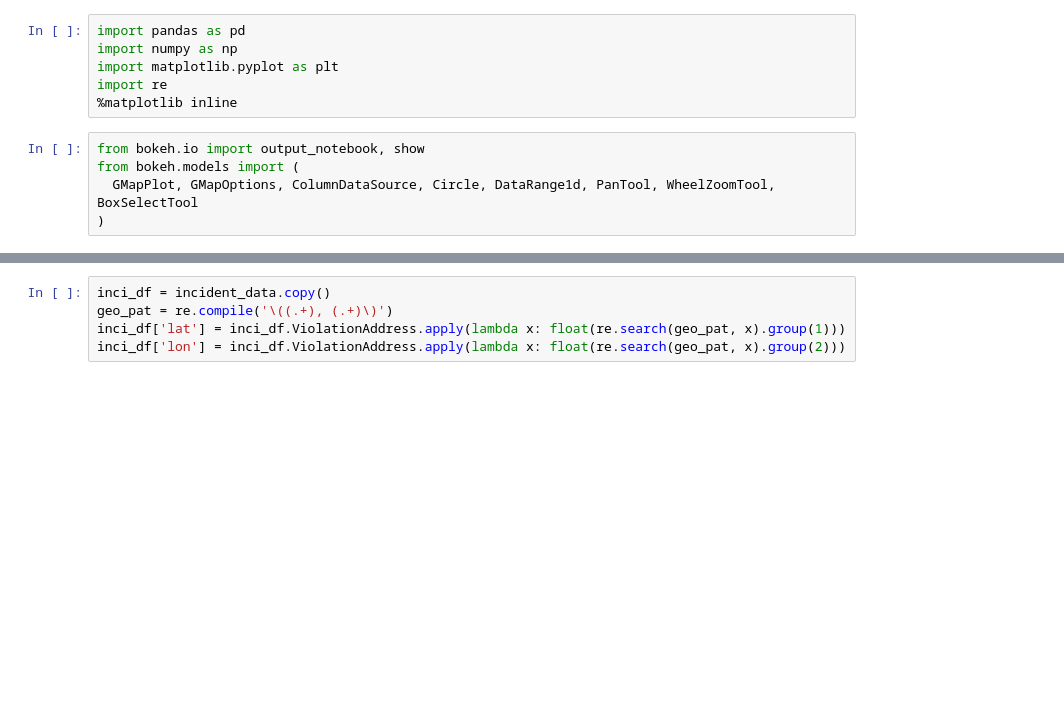
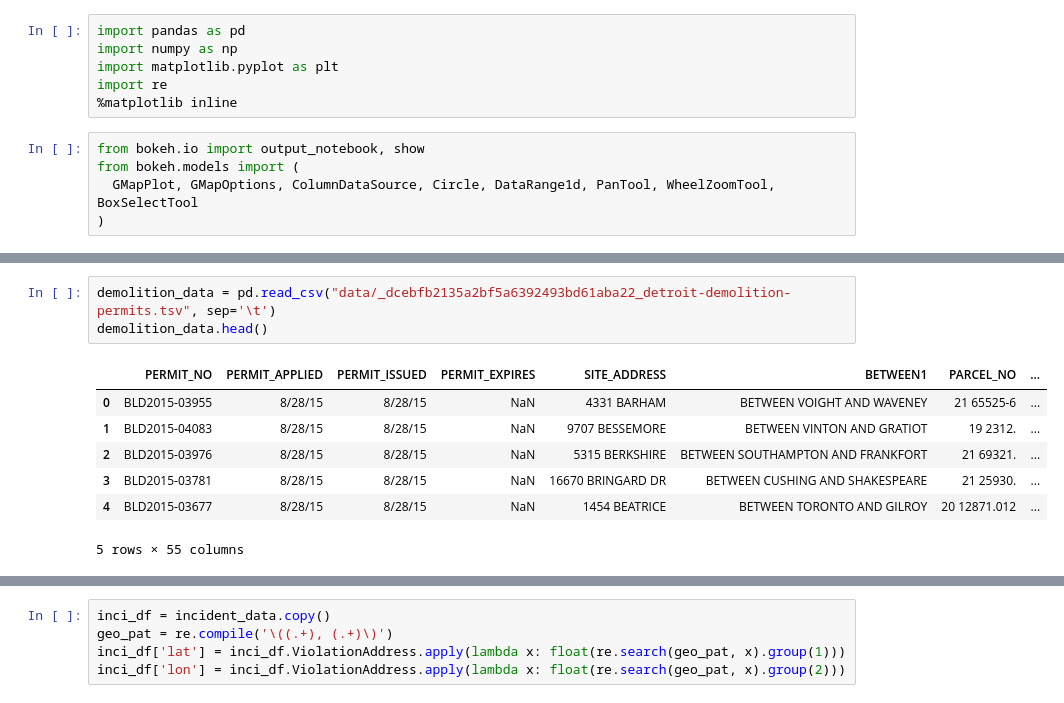
Before and after one commit to crazycodingcat/datasci_course_materials, a Jupyter notebook: capstone/blight/explore1-geo.ipynb, the cells around one changed output, grey strips where cells are left out. Cells and saved outputs as stored; diff of their text form; blank space fills up the shorter version.

```diff
--- a/capstone/blight/explore1-geo.ipynb
+++ b/capstone/blight/explore1-geo.ipynb
@@ -13,0 +20,11 @@ from bokeh.models import (
+# %%
+demolition_data = pd.read_csv("data/_dcebfb2135a2bf5a6392493bd61aba22_detroit-demolition-permits.tsv", sep='\t')
+demolition_data.head()
+# %% [output]
+|  | PERMIT_NO | PERMIT_APPLIED | PERMIT_ISSUED | PERMIT_EXPIRES | SITE_ADDRESS | BETWEEN1 | PARCEL_NO | ... |
+| 0 | BLD2015-03955 | 8/28/15 | 8/28/15 | NaN | 4331 BARHAM | BETWEEN VOIGHT AND WAVENEY | 21 65525-6 | ... |
+| 1 | BLD2015-04083 | 8/28/15 | 8/28/15 | NaN | 9707 BESSEMORE | BETWEEN VINTON AND GRATIOT | 19 2312. | ... |
+| 2 | BLD2015-03976 | 8/28/15 | 8/28/15 | NaN | 5315 BERKSHIRE | BETWEEN SOUTHAMPTON AND FRANKFORT | 21 69321. | ... |
+| 3 | BLD2015-03781 | 8/28/15 | 8/28/15 | NaN | 16670 BRINGARD DR | BETWEEN CUSHING AND SHAKESPEARE | 21 25930. | ... |
+| 4 | BLD2015-03677 | 8/28/15 | 8/28/15 | NaN | 1454 BEATRICE | BETWEEN TORONTO AND GILROY | 20 12871.012 | ... |
+5 rows × 55 columns
```
Also changed, not shown: parts of 26 cells of this notebook.
